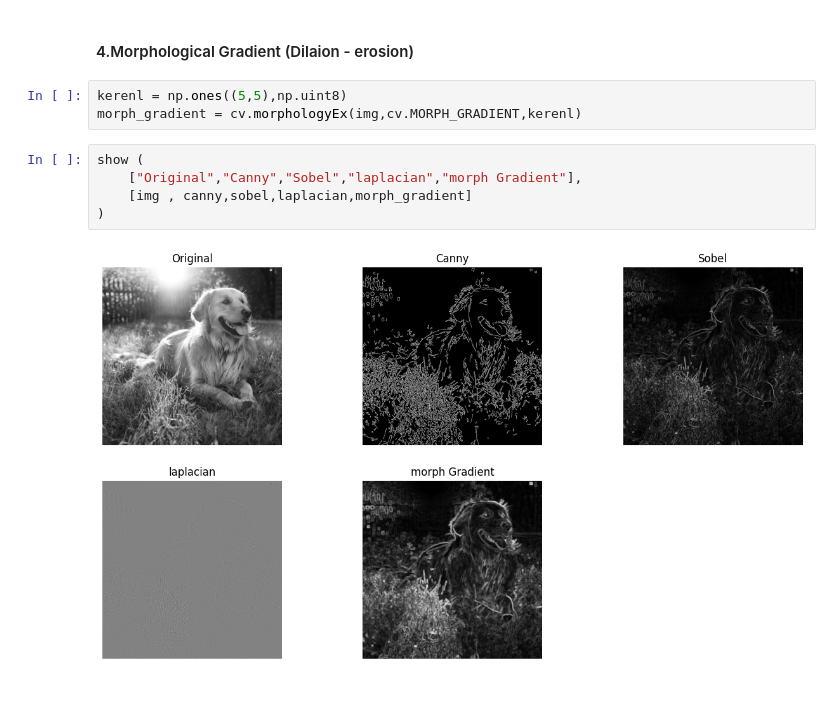
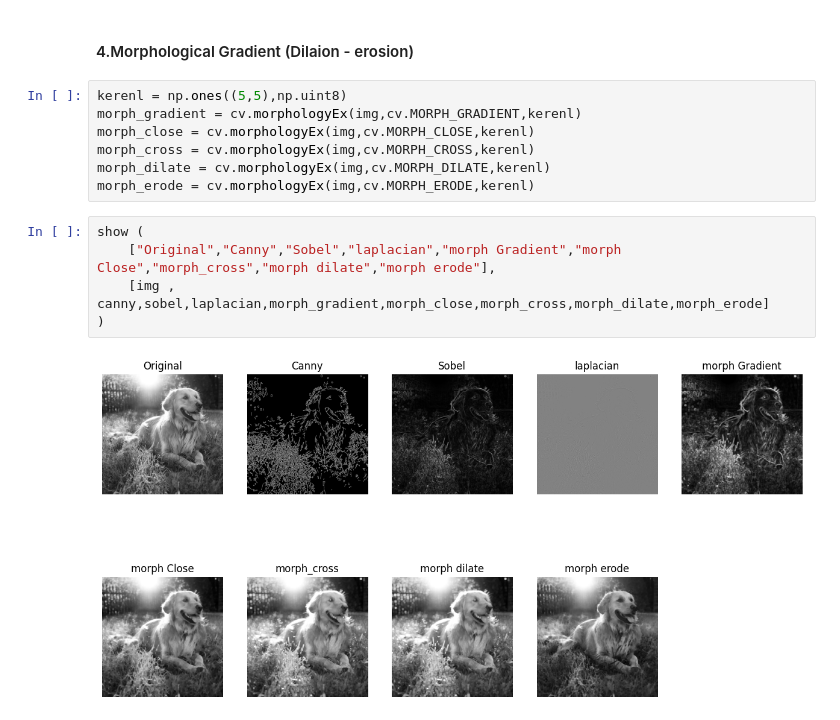
Before and after one commit to krishna-ammu05/PythonOpenCV, a Jupyter notebook: Edge Detection and Gradient.ipynb, the cells around one changed output. Cells and saved outputs as stored; diff of their text form; blank space fills up the shorter version.

Commit message:
added more gradient functions

```diff
--- a/Edge Detection and Gradient.ipynb
+++ b/Edge Detection and Gradient.ipynb
@@ -37,10 +37,14 @@ laplacian = cv.Laplacian(img,cv.CV_64F)
 # %%
 kerenl = np.ones((5,5),np.uint8)
 morph_gradient = cv.morphologyEx(img,cv.MORPH_GRADIENT,kerenl)
+morph_close = cv.morphologyEx(img,cv.MORPH_CLOSE,kerenl)
+morph_cross = cv.morphologyEx(img,cv.MORPH_CROSS,kerenl)
+morph_dilate = cv.morphologyEx(img,cv.MORPH_DILATE,kerenl)
+morph_erode = cv.morphologyEx(img,cv.MORPH_ERODE,kerenl)
 # %%
 show (
-    ["Original","Canny","Sobel","laplacian","morph Gradient"],
-    [img , canny,sobel,laplacian,morph_gradient]
+    ["Original","Canny","Sobel","laplacian","morph Gradient","morph Close","morph_cross","morph dilate","morph erode"],
+    [img , canny,sobel,laplacian,morph_gradient,morph_close,morph_cross,morph_dilate,morph_erode]
 )
 # %% [output]
-[figure, old version]
+[figure, new version]
```
